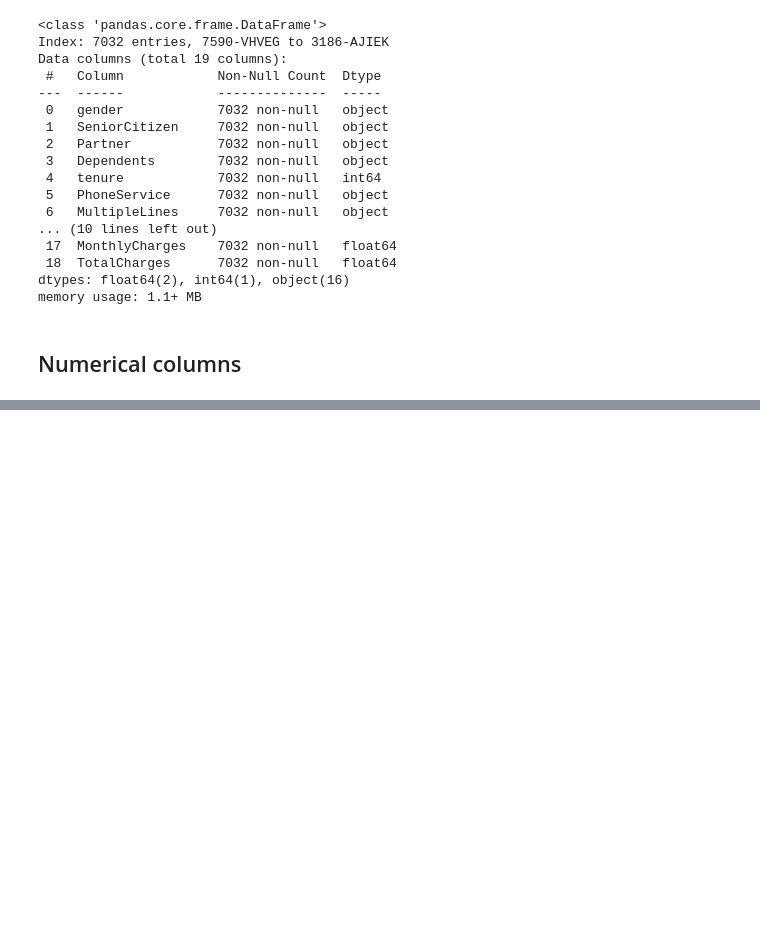
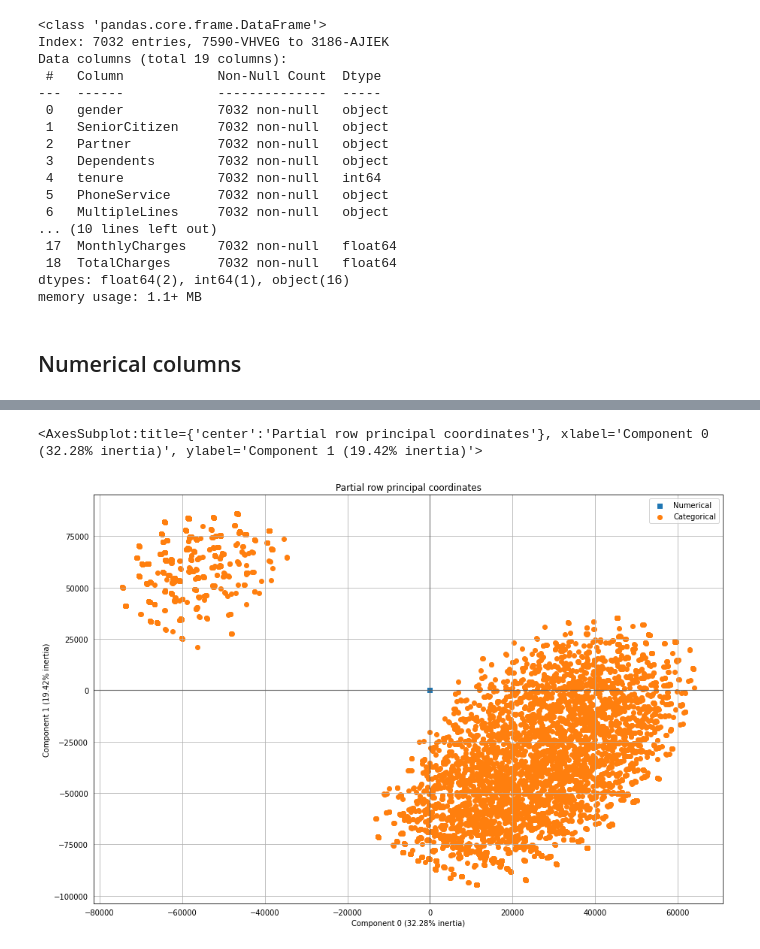
Before and after one commit to Vergenter/DataEmbeddingandVisualization, a Jupyter notebook: notebooks/FAMD.ipynb, the cells around one changed output, grey strips where cells are left out. Saved outputs shown, nothing was run; the diff lists cells and outputs as text; code cells hidden in the pictures; blank space fills up the shorter version.

```diff
--- a/notebooks/FAMD.ipynb
+++ b/notebooks/FAMD.ipynb
@@ -52,0 +70,5 @@ array([0.32284401, 0.1942461 ])
+# %%
+famd.plot_partial_row_coordinates(customer_churn,figsize=(15, 10))
+# %% [output]
+<AxesSubplot:title={'center':'Partial row principal coordinates'}, xlabel='Component 0 (32.28% inertia)', ylabel='Component 1 (19.42% inertia)'>
+[figure, added]
```
Also changed, not shown: parts of 7 cells of this notebook, 8 other files.
